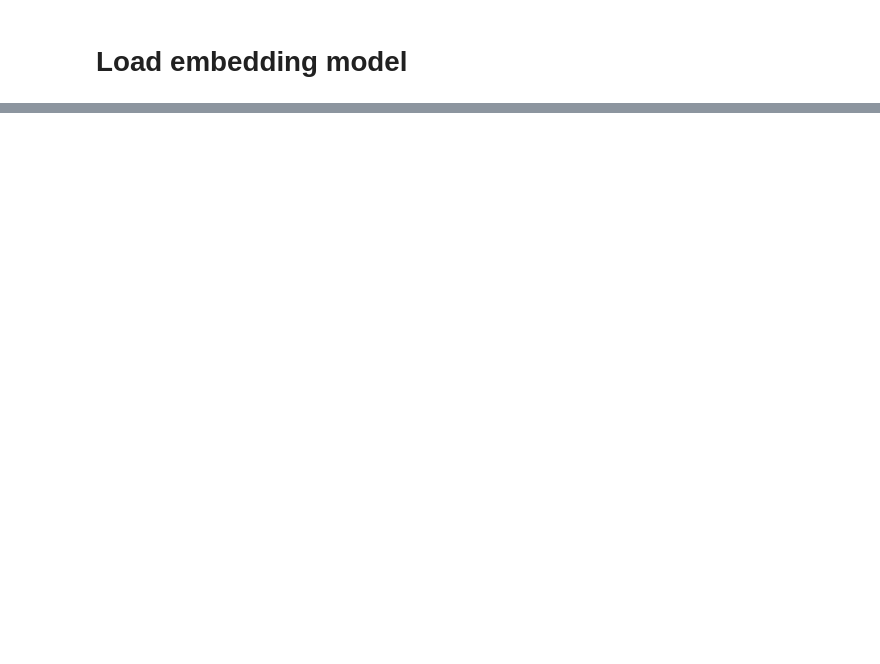
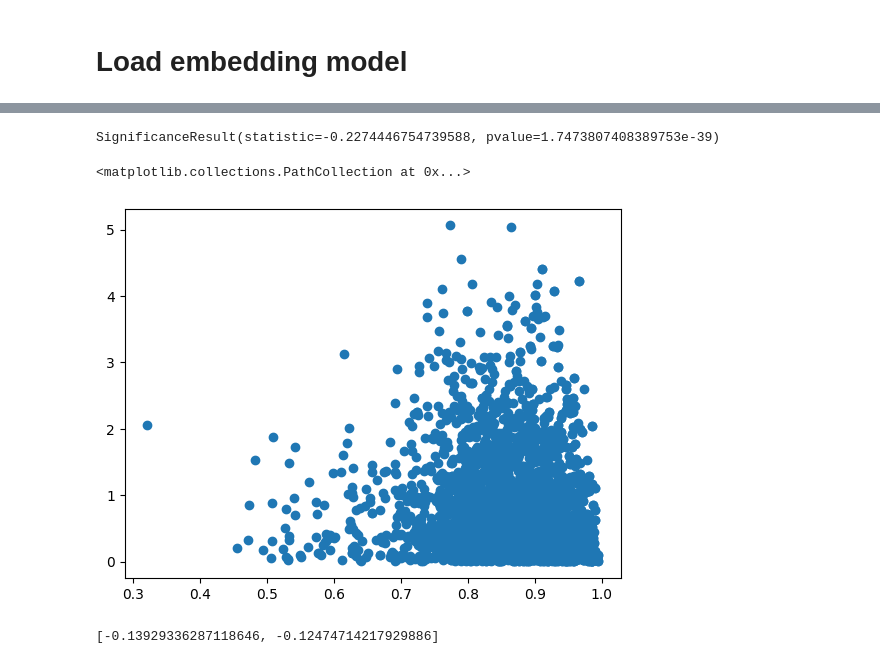
Before and after one commit to XiaoqZhang/mofgraph2vec, a Jupyter notebook: dev/unsupervised_load.ipynb, the cells around one changed output, grey strips where cells are left out. Cells and saved outputs as stored; diff of their text form; code cells hidden in the pictures; blank space fills up the shorter version.

```diff
--- a/dev/unsupervised_load.ipynb
+++ b/dev/unsupervised_load.ipynb
@@ -54,5 +58,7 @@ model.build_vocab(documents)
 # %%
 em_model = Doc2Vec.load("../experiments/workflow/wandb/offline-run-20230509_154052-ygb7sowe/tmp/embedding_model.pt")
+# %%
+em_model = Doc2Vec.load("../experiments/workflow/wandb/offline-run-20230511_222802-32gyt2yh/tmp/embedding_model.pt")
 # %%
 em_model.corpus_count
 # %% [output]
@@ -72,0 +66,2 @@ em_model.docvecs.most_similar(["qmof-8a95c27"])
+# %%
+df_rsm = pd.read_csv("../data/data.csv")
@@ -72,0 +84,20 @@ em_model.docvecs.most_similar(["qmof-8a95c27"])
+# %%
+similarities = []
+task = "total_SA_volumetric"
+delta_dg = []
+for mof in tqdm(df_rsm["cif.label"]):
+    sim_mof = em_model.dv.most_similar([mof])[0]
+    similarities.append(sim_mof[1])
+    delta_dg.append(np.abs(
+        df_rsm[df_rsm["cif.label"]==mof][task].values - df_rsm[df_rsm["cif.label"]==sim_mof[0]][task].values
+    )[0])
+# %%
+res = stats.spearmanr(similarities, delta_dg)
+res
+# %% [output]
+SignificanceResult(statistic=-0.2274446754739588, pvalue=1.7473807408389753e-39)
+# %%
+plt.scatter(similarities, delta_dg)
+# %% [output]
+<matplotlib.collections.PathCollection at 0x...>
+[figure, added]
@@ -72,0 +107,4 @@ em_model.docvecs.most_similar(["qmof-8a95c27"])
+# %%
+spearman_coef
+# %% [output]
+[-0.13929336287118646, -0.12474714217929886]
```
Also changed, not shown: parts of 10 cells of this notebook, 10 other files.
